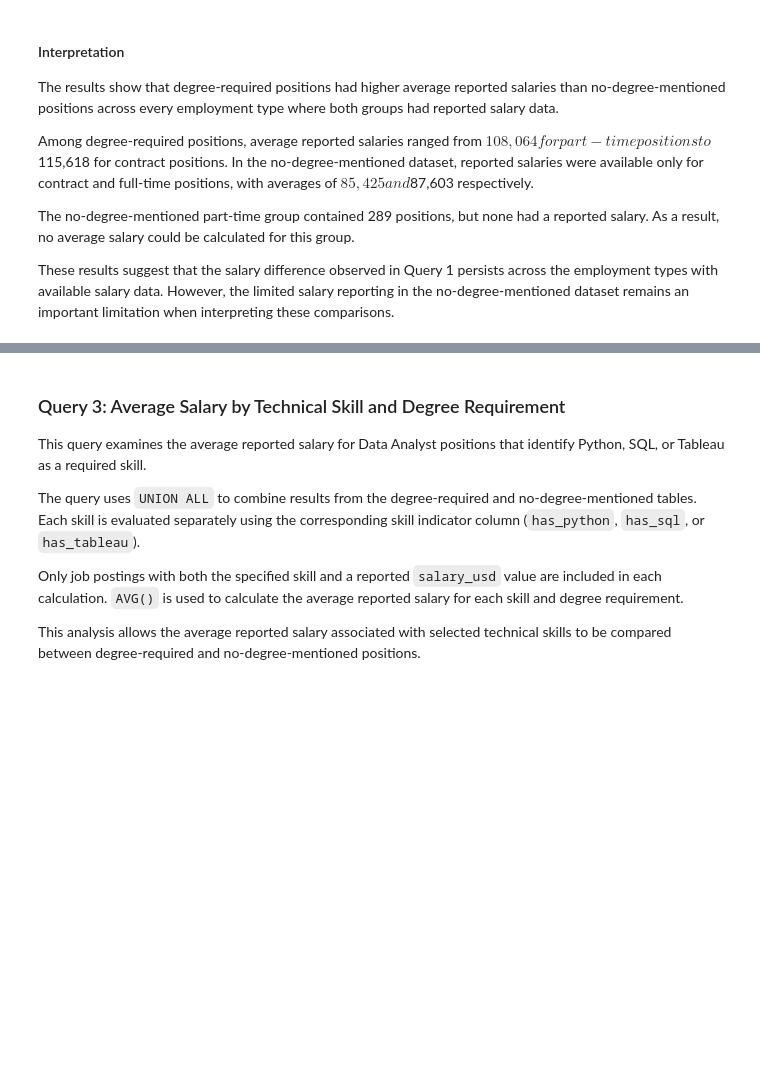
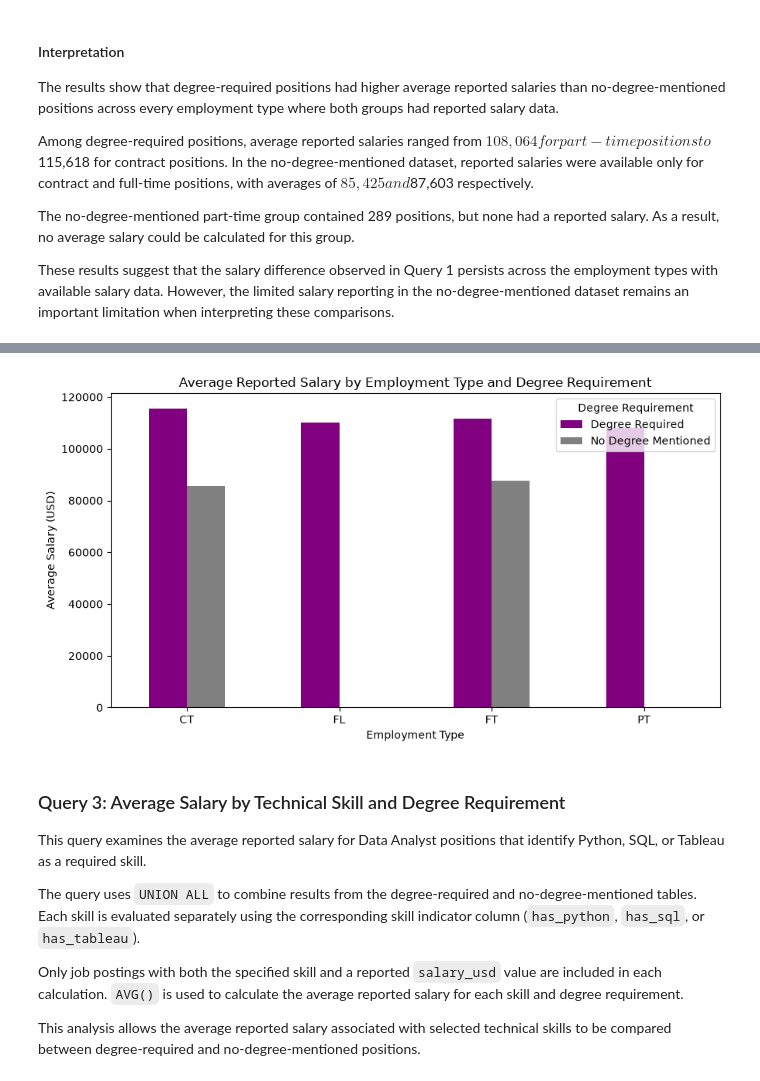
Before and after one commit to Wyparks04/Degree_Impact_On_Data_Analyst_Salaries, a Jupyter notebook: notebooks/03_data_analyst_jobs_database.ipynb, the cells around one changed output, grey strips where cells are left out. Cells and saved outputs as stored; diff of their text form; code cells hidden in the pictures; blank space fills up the shorter version.

```diff
--- a/notebooks/03_data_analyst_jobs_database.ipynb
+++ b/notebooks/03_data_analyst_jobs_database.ipynb
@@ -474,3 +508,27 @@ These results suggest that the salary difference observed in Query 1 persists ac
+# %%
+plot_data = query_2_results.pivot(
+    index="employment_type",
+    columns="degree_requirement",
+    values="average_salary"
+)
+
+ax = plot_data.plot(
+    kind="bar",
+    figsize=(9, 5),
+    color=["#800080", "#808080"]
+)
+
+plt.title("Average Reported Salary by Employment Type and Degree Requirement")
+plt.xlabel("Employment Type")
+plt.ylabel("Average Salary (USD)")
+
+plt.xticks(rotation=0)
+plt.legend(title="Degree Requirement")
+
+plt.tight_layout()
+plt.show()
+# %% [output]
+[figure, added]
 # %% [markdown]
 ### Query 3: Average Salary by Technical Skill and Degree Requirement
 
```
Also changed, not shown: parts of 8 cells of this notebook, 4 other files.
